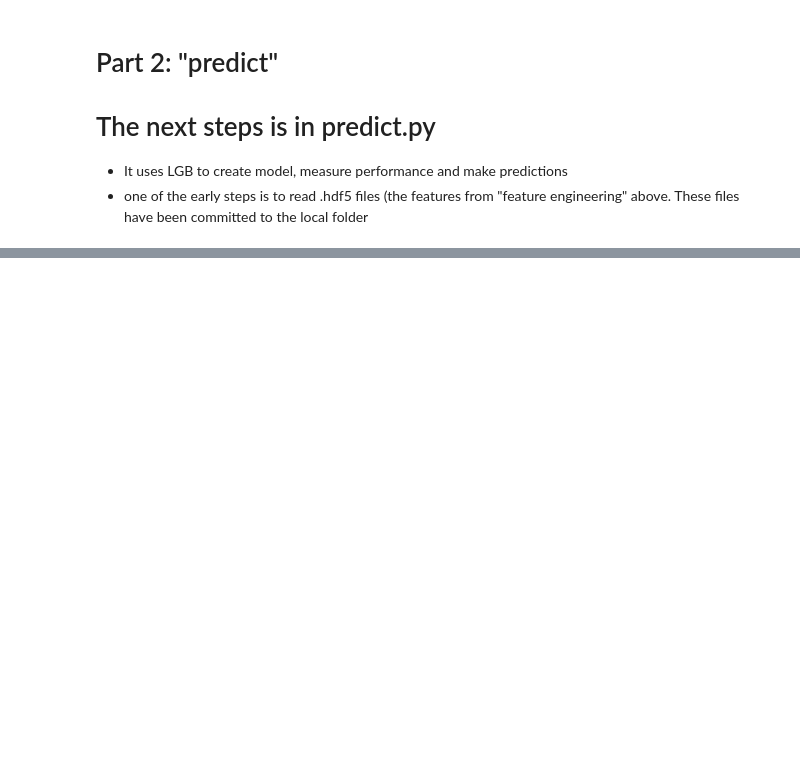
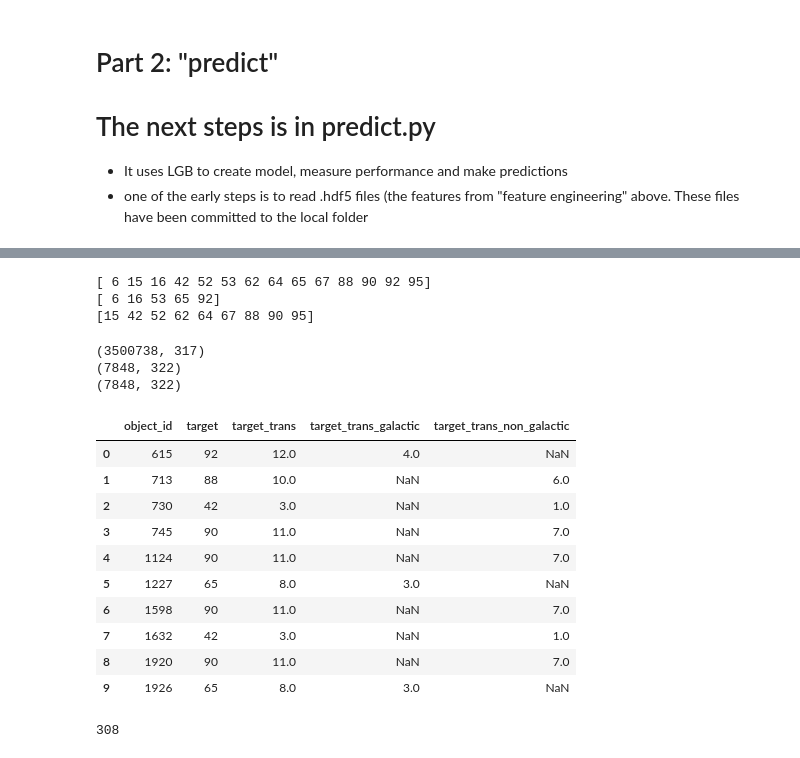
Before and after one commit to cwinsor/kaggle_plasticc, a Jupyter notebook: project/code_kaggle_plasticc_btrotta/NB99_EXPLAIN_BTROTTA_CODE_WALK.ipynb, the cells around one changed output, grey strips where cells are left out. Drawn from its saved outputs; the diff is of its cells as text; code cells hidden in the pictures; blank space fills up the shorter version.

```diff
--- a/project/code_kaggle_plasticc_btrotta/NB99_EXPLAIN_BTROTTA_CODE_WALK.ipynb
+++ b/project/code_kaggle_plasticc_btrotta/NB99_EXPLAIN_BTROTTA_CODE_WALK.ipynb
@@ -499,0 +496,3 @@ train_meta_exact.shape
+# %%
+pd.options.display.max_seq_items = 2000
+train_meta_approx.columns
@@ -500 +517,3 @@ train_meta_exact.shape
+# %%
+pd.options.display.max_seq_items = 5
 # %%
@@ -537,2 +534,10 @@ exact_bool    = all_meta['hostgal_photoz'].notnull().astype(int)
 galactic_classes = np.sort(     all_meta.loc[all_meta['target'].notnull() & galactic_bool, 'target'].unique().astype(int))
 non_galactic_classes = np.sort( all_meta.loc[all_meta['target'].notnull() & ~galactic_bool, 'target'].unique().astype(int))
+# %%
+print(classes)
+print(galactic_classes)
+print(non_galactic_classes)
+# %% [output]
+[ 6 15 16 42 52 53 62 64 65 67 88 90 92 95]
+[ 6 16 53 65 92]
+[15 42 52 62 64 67 88 90 95]
@@ -538,0 +564,22 @@ non_galactic_classes = np.sort( all_meta.loc[all_meta['target'].notnull() & ~gal
+# %%
+print(all_meta.shape)
+print(train_meta_approx.shape)
+print(train_meta_exact.shape)
+# %% [output]
+(3500738, 317)
+(7848, 322)
+(7848, 322)
+# %%
+train_meta_approx[['object_id','target','target_trans','target_trans_galactic','target_trans_non_galactic']].head(10)
+# %% [output]
+|  | object_id | target | target_trans | target_trans_galactic | target_trans_non_galactic |
+| 0 | 615 | 92 | 12.0 | 4.0 | NaN |
+| 1 | 713 | 88 | 10.0 | NaN | 6.0 |
+| 2 | 730 | 42 | 3.0 | NaN | 1.0 |
+| 3 | 745 | 90 | 11.0 | NaN | 7.0 |
+| 4 | 1124 | 90 | 11.0 | NaN | 7.0 |
+| 5 | 1227 | 65 | 8.0 | 3.0 | NaN |
+| 6 | 1598 | 90 | 11.0 | NaN | 7.0 |
+| 7 | 1632 | 42 | 3.0 | NaN | 1.0 |
+| 8 | 1920 | 90 | 11.0 | NaN | 7.0 |
+| 9 | 1926 | 65 | 8.0 | 3.0 | NaN |
@@ -538,0 +611,4 @@ non_galactic_classes = np.sort( all_meta.loc[all_meta['target'].notnull() & ~gal
+# %%
+len(train_cols_exact_redshift)
+# %% [output]
+308
```
Also changed, not shown: parts of 22 cells of this notebook, 10 other files.
